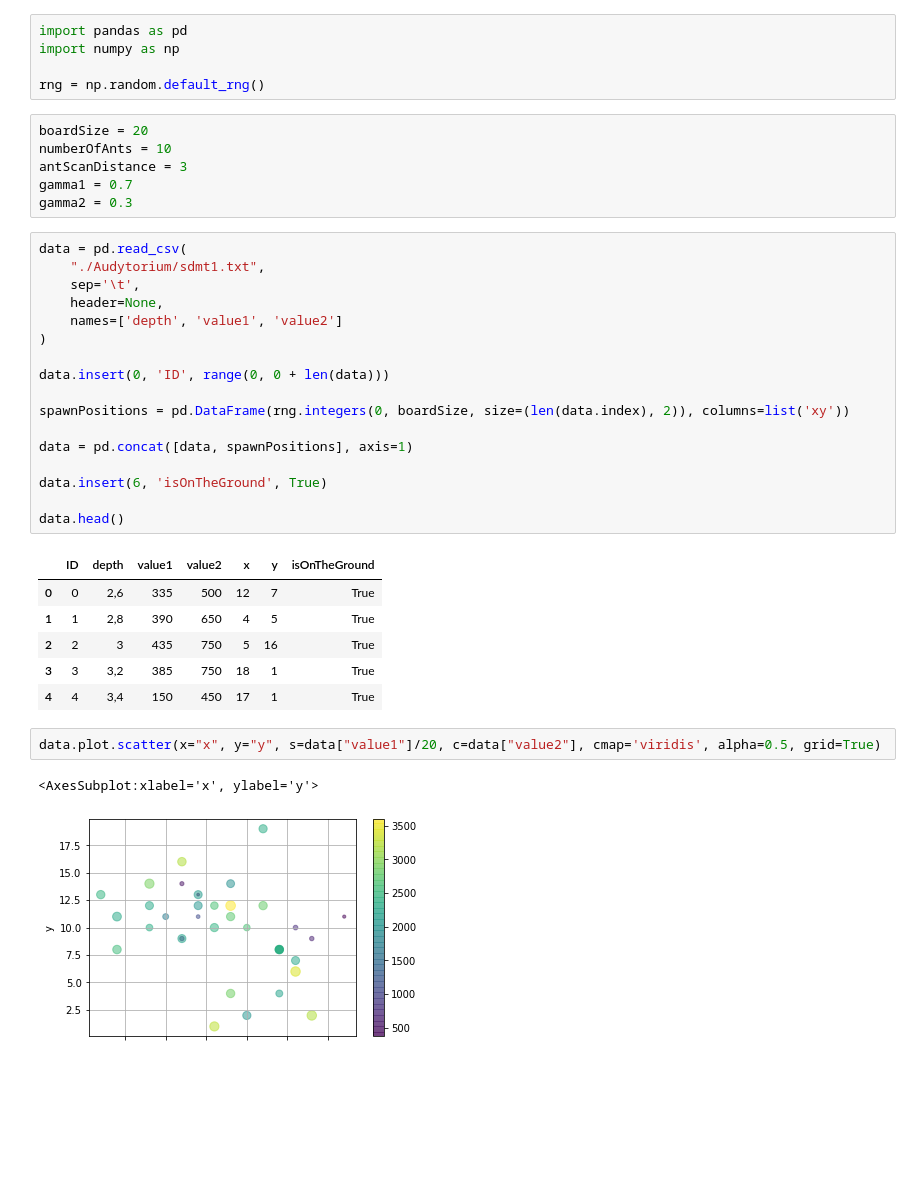
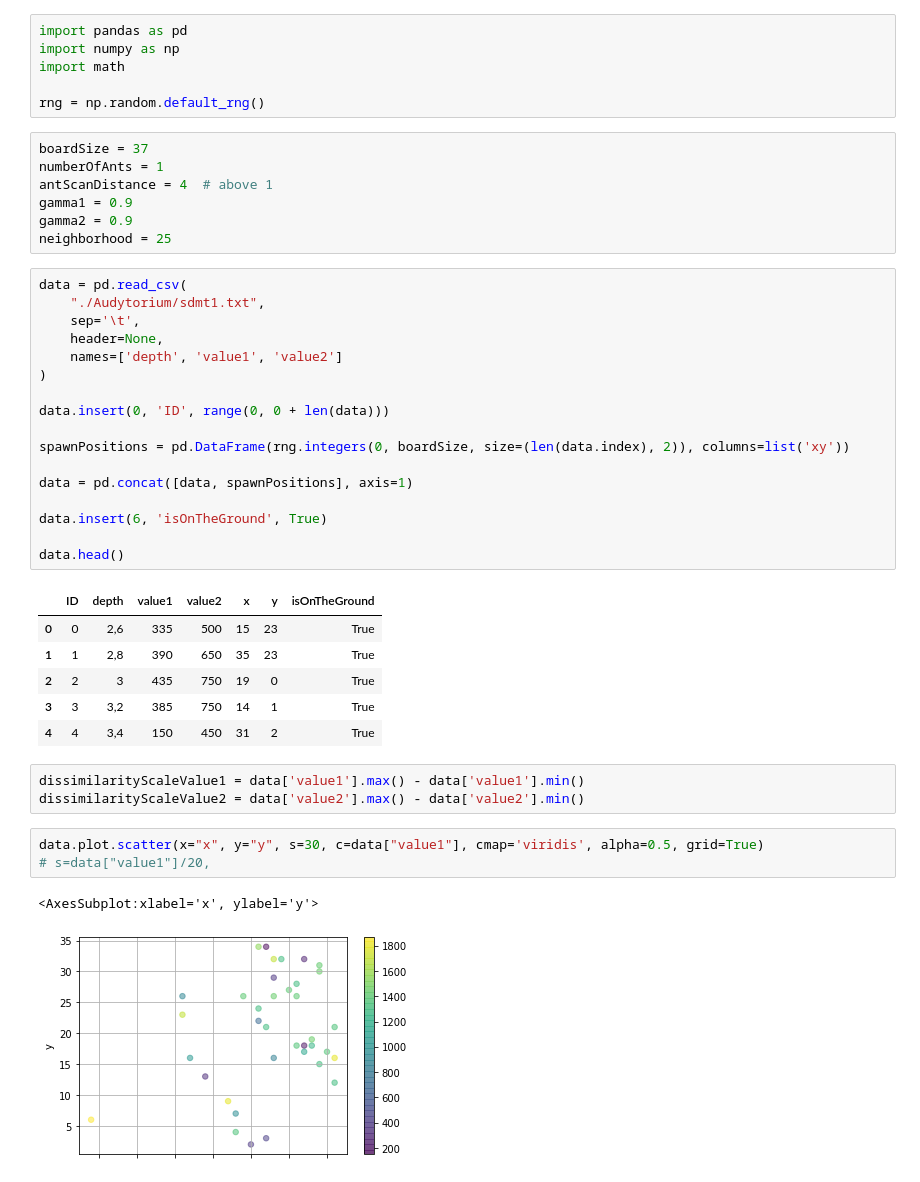
Before and after one commit to kubalobo/AntColonyClustering, a Jupyter notebook: Ants.ipynb, the cells around one changed output. Saved outputs shown, nothing was run; the diff lists cells and outputs as text; blank space fills up the shorter version.

```diff
--- a/Ants.ipynb
+++ b/Ants.ipynb
@@ -1,14 +1,16 @@
 # %%
 import pandas as pd
 import numpy as np
+import math
 
 rng = np.random.default_rng()
 # %%
-boardSize = 20
-numberOfAnts = 10
-antScanDistance = 3
-gamma1 = 0.7
-gamma2 = 0.3
+boardSize = 37
+numberOfAnts = 1
+antScanDistance = 4  # above 1
+gamma1 = 0.9
+gamma2 = 0.9
+neighborhood = 25
 # %%
 data = pd.read_csv(
     "./Audytorium/sdmt1.txt",
@@ -28,16 +30,20 @@ data.insert(6, 'isOnTheGround', True)
 data.head()
 # %% [output]
 |  | ID | depth | value1 | value2 | x | y | isOnTheGround |
-| 0 | 0 | 2,6 | 335 | 500 | 12 | 7 | True |
-| 1 | 1 | 2,8 | 390 | 650 | 4 | 5 | True |
-| 2 | 2 | 3 | 435 | 750 | 5 | 16 | True |
-| 3 | 3 | 3,2 | 385 | 750 | 18 | 1 | True |
-| 4 | 4 | 3,4 | 150 | 450 | 17 | 1 | True |
+| 0 | 0 | 2,6 | 335 | 500 | 15 | 23 | True |
+| 1 | 1 | 2,8 | 390 | 650 | 35 | 23 | True |
+| 2 | 2 | 3 | 435 | 750 | 19 | 0 | True |
+| 3 | 3 | 3,2 | 385 | 750 | 14 | 1 | True |
+| 4 | 4 | 3,4 | 150 | 450 | 31 | 2 | True |
+# %%
+dissimilarityScaleValue1 = data['value1'].max() - data['value1'].min()
+dissimilarityScaleValue2 = data['value2'].max() - data['value2'].min()
 # %%
-data.plot.scatter(x="x", y="y", s=data["value1"]/20, c=data["value2"], cmap='viridis', alpha=0.5, grid=True)
+data.plot.scatter(x="x", y="y", s=30, c=data["value1"], cmap='viridis', alpha=0.5, grid=True)
+# s=data["value1"]/20,
 # %% [output]
 <AxesSubplot:xlabel='x', ylabel='y'>
-[figure, old version]
+[figure, new version]
 # %%
 class Ant:
     def __init__(self):
```
Also changed, not shown: parts of 2 cells of this notebook.
